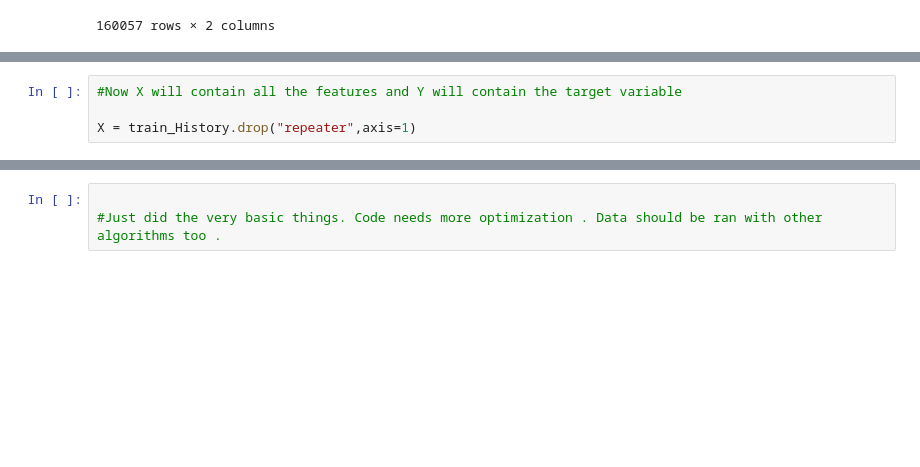
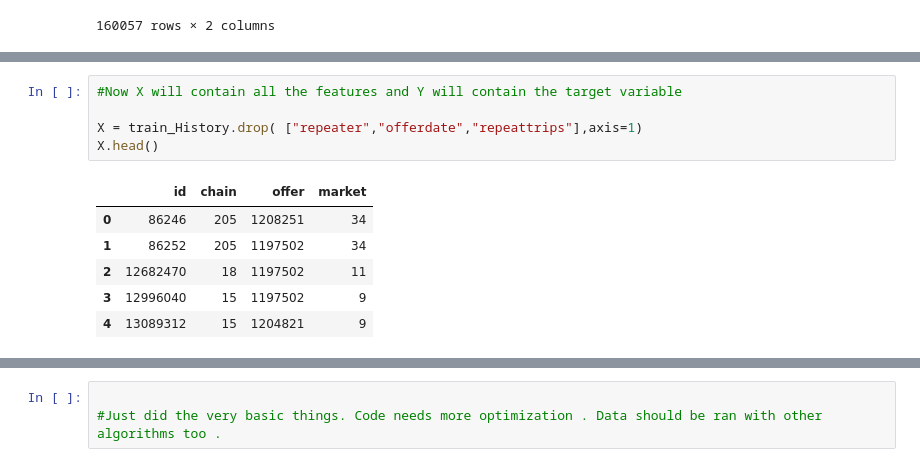
Before and after one commit to shubhamkoul007/Acquire-Valued-Shopper-Challenge-Team1-TDL, a Jupyter notebook: Team1_Project1.ipynb, the cells around one changed output, grey strips where cells are left out. Drawn from its saved outputs; the diff is of its cells as text; blank space fills up the shorter version.

```diff
--- a/Team1_Project1.ipynb
+++ b/Team1_Project1.ipynb
@@ -51,6 +121,14 @@ train_History = train_history.rename( columns = { "t" : "repeater" },inplace = F
 # %%
 #Now X will contain all the features and Y will contain the target variable
 
-X = train_History.drop("repeater",axis=1)
+X = train_History.drop( ["repeater","offerdate","repeattrips"],axis=1)
+X.head()
+# %% [output]
+|  | id | chain | offer | market |
+| 0 | 86246 | 205 | 1208251 | 34 |
+| 1 | 86252 | 205 | 1197502 | 34 |
+| 2 | 12682470 | 18 | 1197502 | 11 |
+| 3 | 12996040 | 15 | 1197502 | 9 |
+| 4 | 13089312 | 15 | 1204821 | 9 |
 # %%
 y = train_History["repeater"]
```
Also changed, not shown: parts of 21 cells of this notebook.
